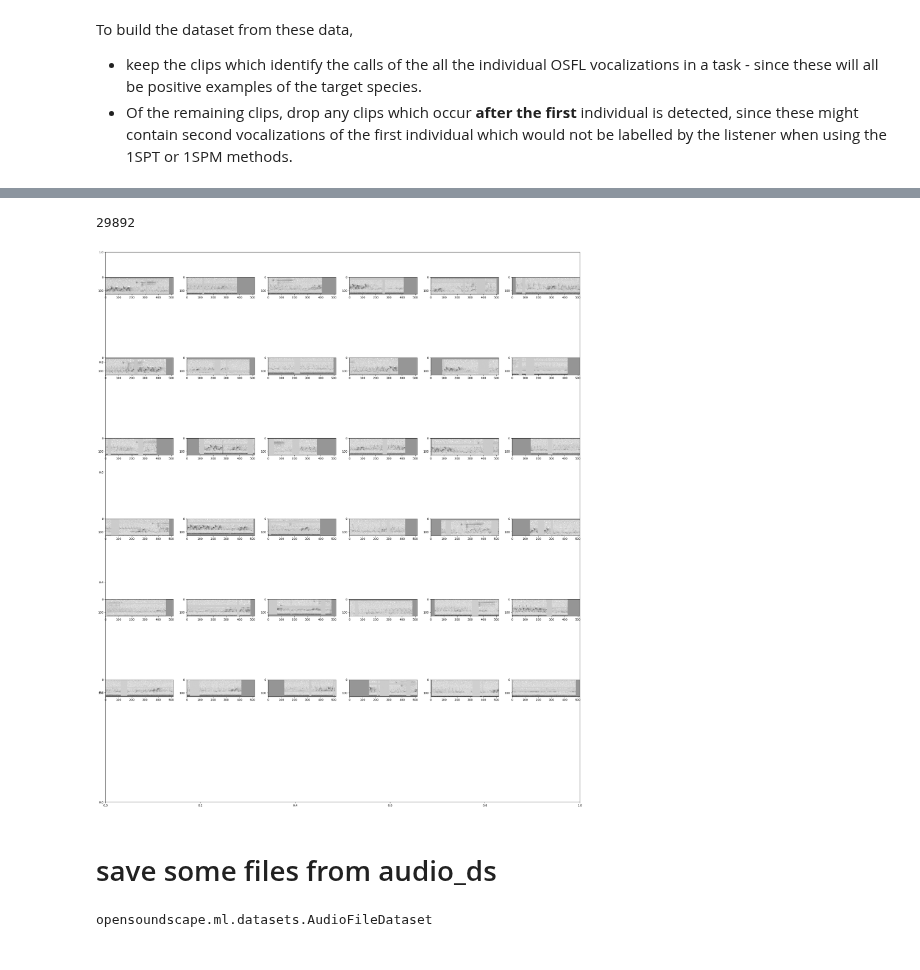
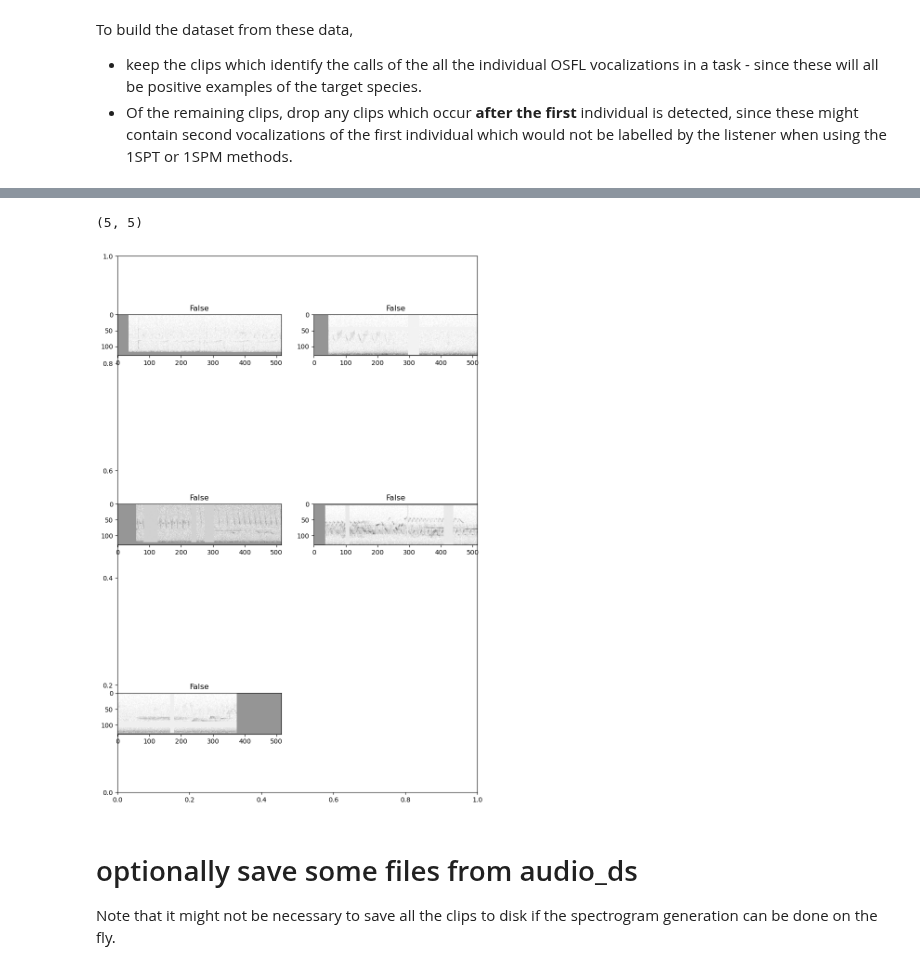
Before and after one commit to Mgallimore88/osfl_cnn_recognizer, a Jupyter notebook: notebooks/exploratory_nbs/1.12-mjg-get-samples_from_recordings.ipynb, the cells around one changed output, grey strips where cells are left out. Cells and saved outputs as stored; diff of their text form; code cells hidden in the pictures.

Commit message:
starts interfacing the dataset to a training loop

```diff
--- a/notebooks/exploratory_nbs/1.12-mjg-get-samples_from_recordings.ipynb
+++ b/notebooks/exploratory_nbs/1.12-mjg-get-samples_from_recordings.ipynb
@@ -404,0 +487,2 @@ To build the dataset from these data,
+# %%
+df = df.drop(df.loc[df.target_presence == False][df.target_absence == False].index)
@@ -464,17 +555,19 @@ df.sample(5)
 # %%
-audio_ds = oss.AudioFileDataset(df, pre)
+audio_ds = oss.AudioFileDataset(df[['target_presence', 'target_absence']], pre)
+# %%
+import random
+clip_idxs = random.sample(range(len(audio_ds)), 5)
 # %%
-tensors = [audio_ds[i].data for i in range(36)]
-len(audio_ds)
+tensors = [audio_ds[i].data for i in clip_idxs]
+labels = [audio_ds[i].labels.target_presence for i in clip_idxs]
-# %% [output]
-29892
+# %%
+len(tensors), len(labels)
+# %% [output]
+(5, 5)
 # %%
-_ = show_tensor_grid(tensors,6)
+_ = show_tensor_grid(tensors,2, labels=labels)
 # %% [output]
-[figure, old version]
+[figure, new version]
-# %% [markdown]
-# save some files from audio_ds
-# %%
-oss.AudioFileDataset
-# %% [output]
-opensoundscape.ml.datasets.AudioFileDataset
+# %% [markdown]
+# optionally save some files from audio_ds
+Note that it might not be necessary to save all the clips to disk if the spectrogram generation can be done on the fly.
```
Also changed, not shown: parts of 38 cells of this notebook, 4 other files.
